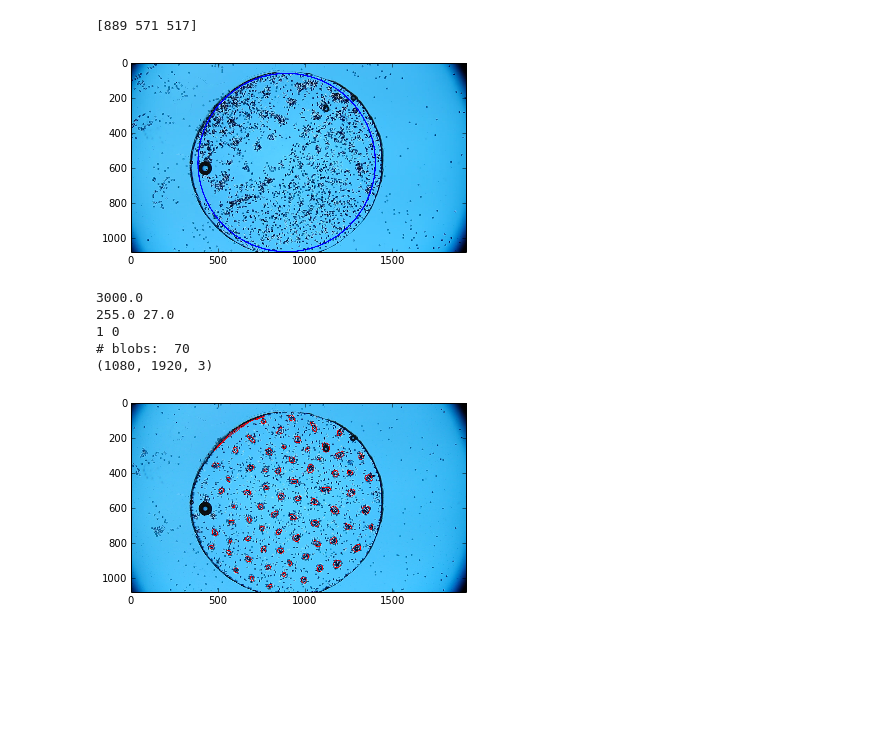
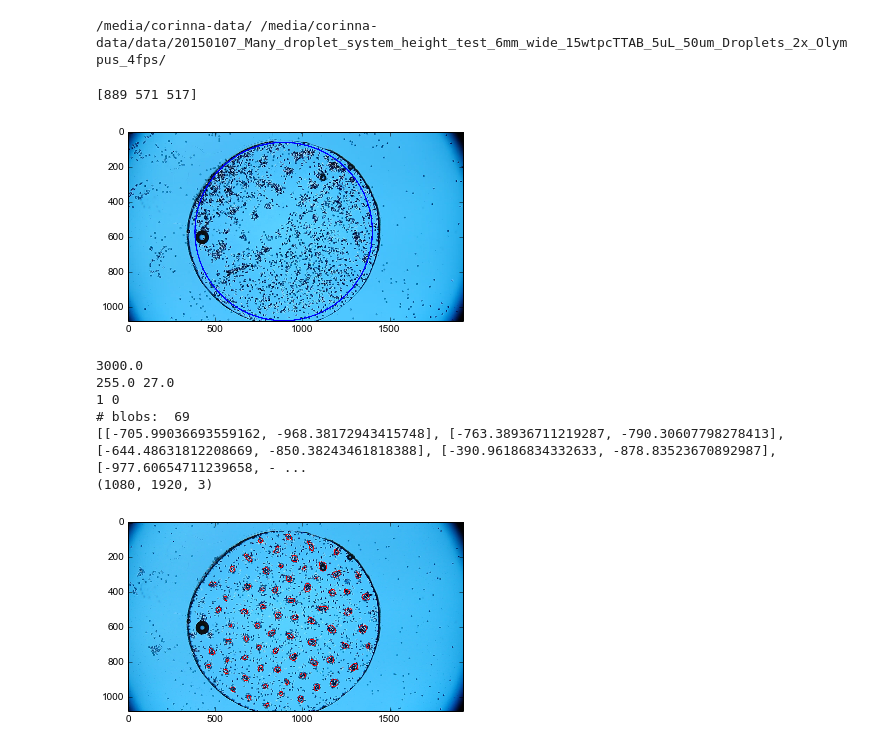
Before and after one commit to cmaass/swimmertracking, a Jupyter notebook: houghcircles.ipynb, the cells around one changed output. Saved outputs shown, nothing was run; the diff lists cells and outputs as text; code cells hidden in the pictures; blank space fills up the shorter version.

Commit message:
sphericity selector/log in extract_blobs(), Voronoi cluster mirror approach (still buggy).

```diff
--- a/houghcircles.ipynb
+++ b/houghcircles.ipynb
@@ -8,8 +8,26 @@ from matplotlib import pyplot as pl
 from matplotlib import cm
 from PIL import Image
 %matplotlib inline
+# %%
+#change these if you're not Corinna!
+if os.path.exists('/media/corinna/corinna-data/'): dataroot='/media/corinna/corinna-data/'
+if os.path.exists('/media/corinna-data/'): dataroot='/media/corinna-data/'
+workdir=os.getcwd()+os.sep
+print dataroot, workdir
+if not workdir in sys.path: sys.path.append(workdir)
+reload(rt)
+
+
+def circle_invert(pt, cr):
+    """Inverts point (inside) at circle cirumference. Used to create mirror clusters for Voronoi construction.
+    arguments point: (x,y), circle: (xc,yc,r). returns (x,y) as float"""
+    d=sqrt((pt[0]-cr[0])**2+(pt[1]-cr[1])**2) #distance to centre
+    scf=2*cr[2]/d-1 #scaling factor
+    return [cr[0]+(pt[0]-cr[0])*scf, cr[1]+(pt[1]-cr[1])*scf] #new points]
+# %% [output]
+/media/corinna-data/ /media/corinna-data/data/20150107_Many_droplet_system_height_test_6mm_wide_15wtpcTTAB_5uL_50um_Droplets_2x_Olympus_4fps/
 # %%
-os.chdir('/media/corinna/corinna-data/data/20150107_Many_droplet_system_height_test_6mm_wide_15wtpcTTAB_5uL_50um_Droplets_2x_Olympus_4fps/')
+os.chdir(dataroot+'data/20150107_Many_droplet_system_height_test_6mm_wide_15wtpcTTAB_5uL_50um_Droplets_2x_Olympus_4fps/')
 mov=rt.movie('0p5mm_high_2_output.avi')
 f=mov.getFrame(0)
 r=cv2.HoughCircles(f[:,:,2],cv2.cv.CV_HOUGH_GRADIENT,3,2000,minRadius=450,maxRadius=600).astype(int).flatten()
@@ -21,38 +39,47 @@ mask=zeros(mov.shape[::-1])
 cv2.circle(mask,(r[0],r[1]),r[2]-10,1,-1)
 # %% [output]
 [889 571 517]
-[figure, old version]
+[figure, new version]
 # %%
 f=mov.getFrame(3000)
 vorim=f.copy()
 contim=f.copy()
 f=f[:,:,2]
 fcopy=cv2.GaussianBlur(f,(51,51),0)
 fcopy=fcopy*mask+255*(1-mask)
 print amax(fcopy), amin(fcopy)
 thresh=(fcopy<180).astype(uint8)
 
 print amax(thresh), amin(thresh)
-blobs,contours=rt.extract_blobs(thresh, -1, (10,3000), -1, diskfit=False,returnCont=True, outpSpac=1)
+blobs,contours=rt.extract_blobs(thresh, -1, (10,3000), -1, diskfit=False,returnCont=True, outpSpac=1, spherthresh=10)
 # thresh=dstack((thresh,thresh,thresh))
 cv2.drawContours(contim,contours,-1,(255,0,0),2)
 pl.imshow(contim)
-Image.fromarray(contim).save('/home/corinna/python/swimmertracking/contim.png')
+Image.fromarray(contim).save(workdir+'contim.png')
+newpoints=[]
 vor=rt.Voronoi(blobs[:,3:5])
+for i in range(blobs.shape[0]):
+    r=vor.regions[vor.point_region[i]]
+    if -1 in r:
+        newpoints+=[circle_invert(blobs[i,3:5],r)]
+print newpoints
+vor=rt.Voronoi(blobs[:,3:5])
+
 for i in range(blobs.shape[0]):
     r=vor.regions[vor.point_region[i]]
     col=tuple([int(255*c) for c in cm.jet(i*255/len(vor.points))])[:3]
 #     pl.plot(vor.vertices[r,1],vor.vertices[r,0], c=col[:3])
     cv2.polylines(vorim, [(vor.vertices[r]).astype(int32)], True, col[:3], 2)
-Image.fromarray(vorim).save('/home/corinna/python/swimmertracking/vorim.png')
+Image.fromarray(vorim).save(workdir+'vorim.png')
 print vorim.shape
 # %% [output]
 3000.0
 255.0 27.0
 1 0
-# blobs:  70
+# blobs:  69
+[[-705.99036693559162, -968.38172943415748], [-763.38936711219287, -790.30607798278413], [-644.48631812208669, -850.38243461818388], [-390.96186834332633, -878.83523670892987], [-977.60654711239658, - ...
 (1080, 1920, 3)
-[figure, old version]
+[figure, new version]
 # %%
 r=pl.hist(fcopy.flatten(),bins=255,log=True)
 # %% [output]
```
Also changed, not shown: parts of 8 cells of this notebook, 2 other files.
